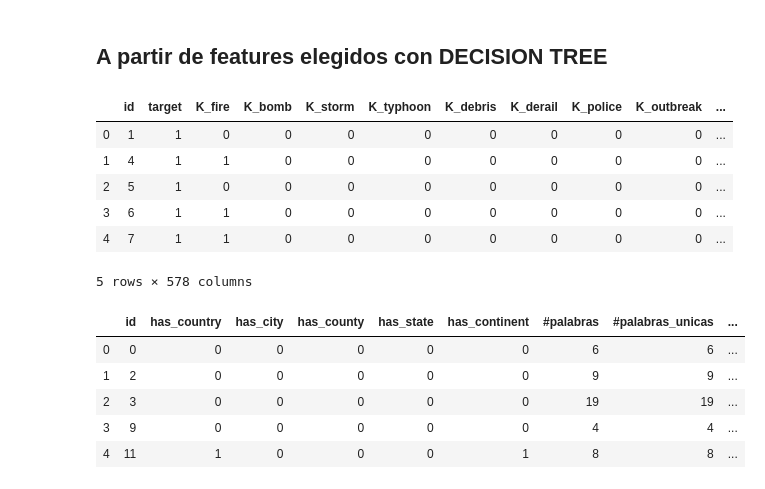
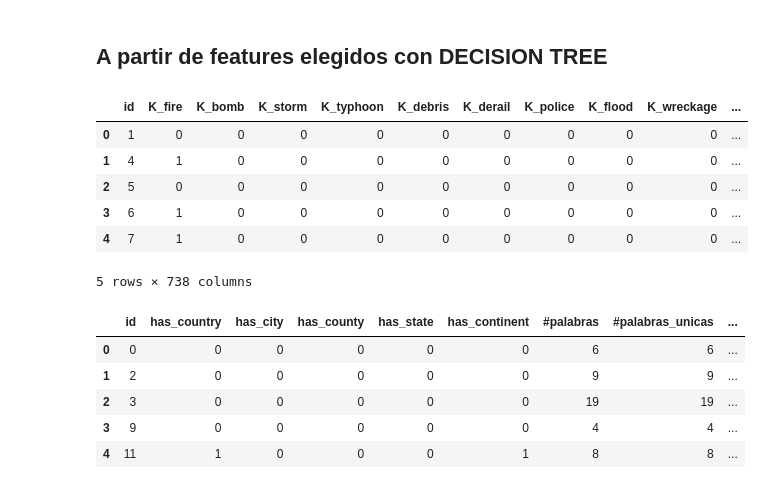
Before and after one commit to anichucai/7506-Datos-datos-tp2, a Jupyter notebook: Algoritmos.ipynb, the cells around one changed output. Saved outputs shown, nothing was run; the diff lists cells and outputs as text; code cells hidden in the pictures.

```diff
--- a/Algoritmos.ipynb
+++ b/Algoritmos.ipynb
@@ -28,19 +28,19 @@ import datetime
 # %% [markdown]
 ## A partir de features elegidos con DECISION TREE
 # %%
-train_features = pd.read_csv('features/feature_selection/features_decition_tree1.csv').drop(columns=['Unnamed: 0'])
+train_features = pd.read_csv('features/feature_selection/features_decition_tree2.csv').drop(columns=['Unnamed: 0'])
 train = pd.read_csv("original_data/train.csv", dtype = {"target": int}, encoding='UTF_8')
-train = train[['id']]
+train = train[['id','target']]
 train_features = train_features.merge(train, on='id')
 train_features.head()
 # %% [output]
-|  | id | target | K_fire | K_bomb | K_storm | K_typhoon | K_debris | K_derail | K_police | K_outbreak | ... |
-| 0 | 1 | 1 | 0 | 0 | 0 | 0 | 0 | 0 | 0 | 0 | ... |
-| 1 | 4 | 1 | 1 | 0 | 0 | 0 | 0 | 0 | 0 | 0 | ... |
-| 2 | 5 | 1 | 0 | 0 | 0 | 0 | 0 | 0 | 0 | 0 | ... |
-| 3 | 6 | 1 | 1 | 0 | 0 | 0 | 0 | 0 | 0 | 0 | ... |
-| 4 | 7 | 1 | 1 | 0 | 0 | 0 | 0 | 0 | 0 | 0 | ... |
+|  | id | K_fire | K_bomb | K_storm | K_typhoon | K_debris | K_derail | K_police | K_flood | K_wreckage | ... |
+| 0 | 1 | 0 | 0 | 0 | 0 | 0 | 0 | 0 | 0 | 0 | ... |
+| 1 | 4 | 1 | 0 | 0 | 0 | 0 | 0 | 0 | 0 | 0 | ... |
+| 2 | 5 | 0 | 0 | 0 | 0 | 0 | 0 | 0 | 0 | 0 | ... |
+| 3 | 6 | 1 | 0 | 0 | 0 | 0 | 0 | 0 | 0 | 0 | ... |
+| 4 | 7 | 1 | 0 | 0 | 0 | 0 | 0 | 0 | 0 | 0 | ... |
-5 rows × 578 columns
+5 rows × 738 columns
 # %%
 keywords_numerical = pd.read_csv('features/test/features_keywords_numerical.csv').drop(columns=['Unnamed: 0'])
 text_numerical = pd.read_csv('features/test/features_text_numerical.csv').drop(columns=['Unnamed: 0'])
```
Also changed, not shown: parts of 60 cells of this notebook, 9 other files.
